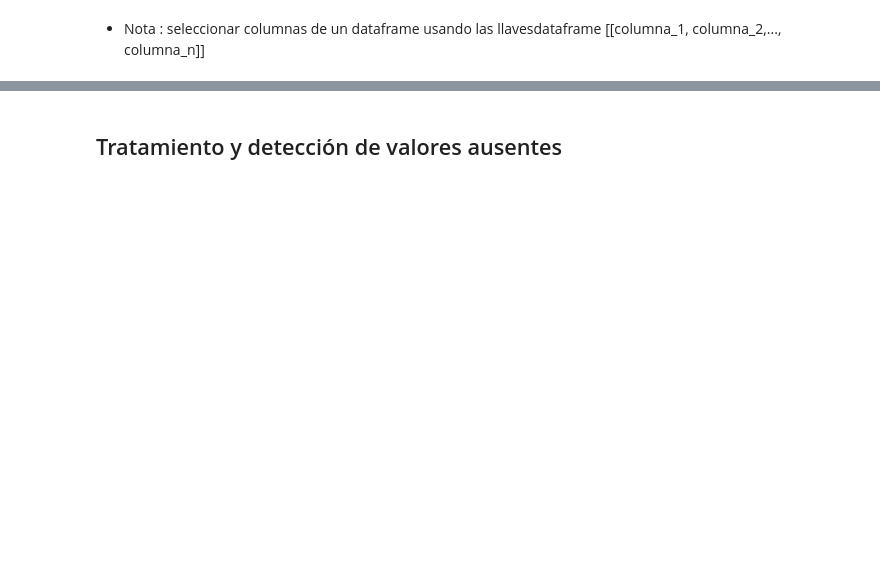
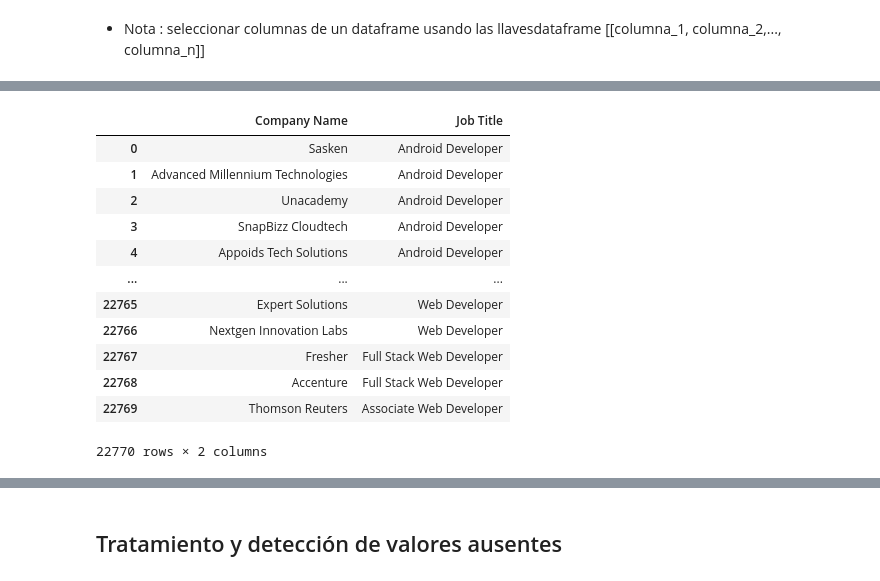
Before and after one commit to anguihero/Data_BI_AA_AI_Lessons, a Jupyter notebook: notebooks/002_pandas.ipynb, the cells around one changed output, grey strips where cells are left out. Saved outputs shown, nothing was run; the diff lists cells and outputs as text; code cells hidden in the pictures; blank space fills up the shorter version.

```diff
--- a/notebooks/002_pandas.ipynb
+++ b/notebooks/002_pandas.ipynb
@@ -324,3 +589,19 @@ df.describe()
+# %%
+df[['Company Name', 'Job Title']] # seleccionar varias columnas / con la lista de nombres(variable texto) de las columnas
+# %% [output]
+|  | Company Name | Job Title |
+| 0 | Sasken | Android Developer |
+| 1 | Advanced Millennium Technologies | Android Developer |
+| 2 | Unacademy | Android Developer |
+| 3 | SnapBizz Cloudtech | Android Developer |
+| 4 | Appoids Tech Solutions | Android Developer |
+| ... | ... | ... |
+| 22765 | Expert Solutions | Web Developer |
+| 22766 | Nextgen Innovation Labs | Web Developer |
+| 22767 | Fresher | Full Stack Web Developer |
+| 22768 | Accenture | Full Stack Web Developer |
+| 22769 | Thomson Reuters | Associate Web Developer |
+22770 rows × 2 columns
 # %%
 # resumen estdistico de cada columna
 # segun de el tipo de datos realizar un descriptivo rapido
```
Also changed, not shown: parts of 100 cells of this notebook, 4 other files.
